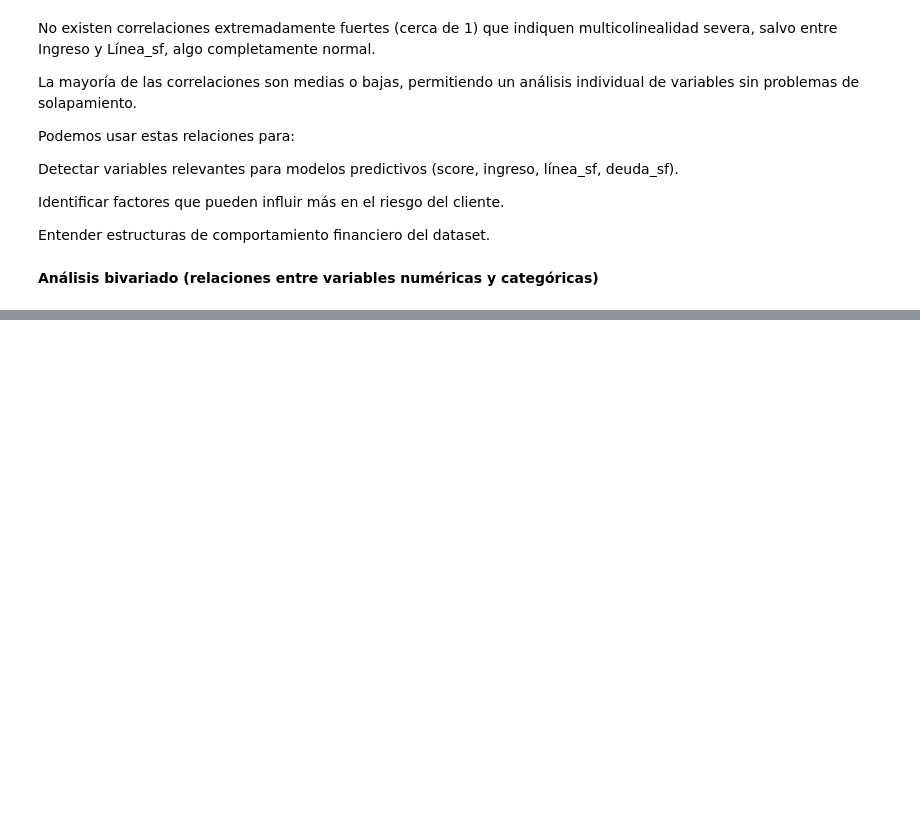
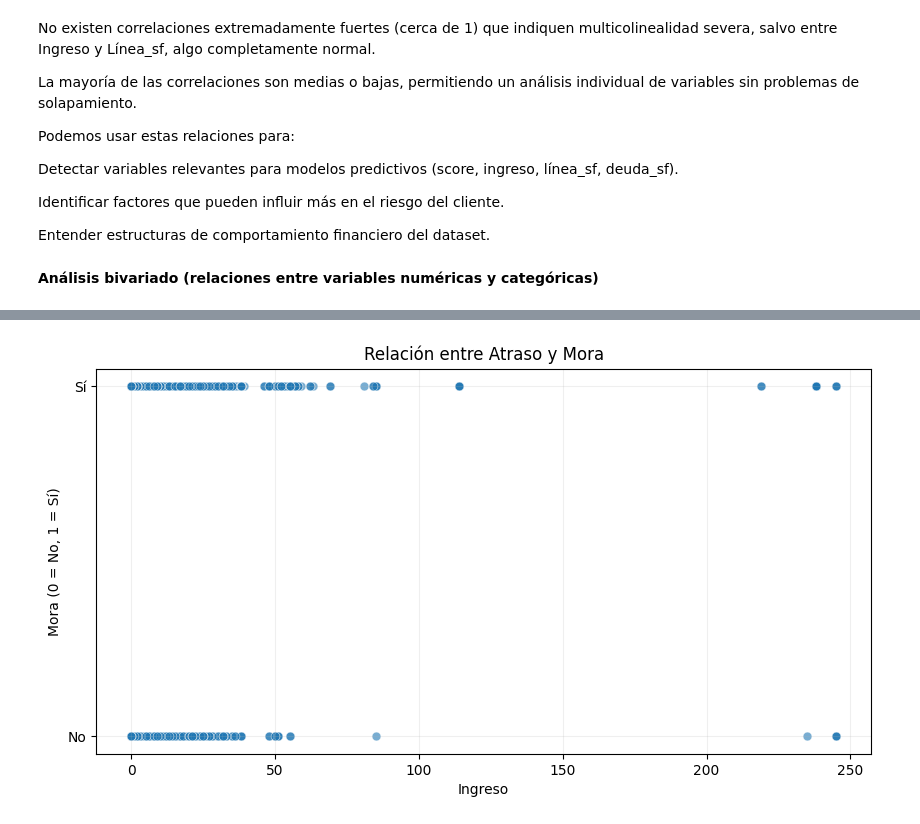
Before and after one commit to e46537303-ui/Finanzas-Proyecto1, a Jupyter notebook: Análisis_de_Riesgo_Crediticio_en_el_Sector_Financiero.ipynb, the cells around one changed output, grey strips where cells are left out. Saved outputs shown, nothing was run; the diff lists cells and outputs as text; code cells hidden in the pictures; blank space fills up the shorter version.

```diff
--- a/Análisis_de_Riesgo_Crediticio_en_el_Sector_Financiero.ipynb
+++ b/Análisis_de_Riesgo_Crediticio_en_el_Sector_Financiero.ipynb
@@ -375 +388,21 @@ Entender estructuras de comportamiento financiero del dataset.
+# %%
+plt.figure(figsize=(10, 5))
+
+sns.scatterplot(
+    data=df,
+    x='atraso',
+    y='mora',
+    alpha=0.6,      # transparencia para ver mejor la densidad
+    s=40            # tamaño de los puntos
+)
+
+plt.title("Relación entre Atraso y Mora")
+plt.xlabel("Ingreso")
+plt.ylabel("Mora (0 = No, 1 = Sí)")
+plt.yticks([0, 1], ["No", "Sí"])   # etiquetas más claras
+plt.grid(alpha=0.2)
+
+plt.show()
+# %% [output]
+[figure, added]
 # %%
```
Also changed, not shown: parts of 11 cells of this notebook.
